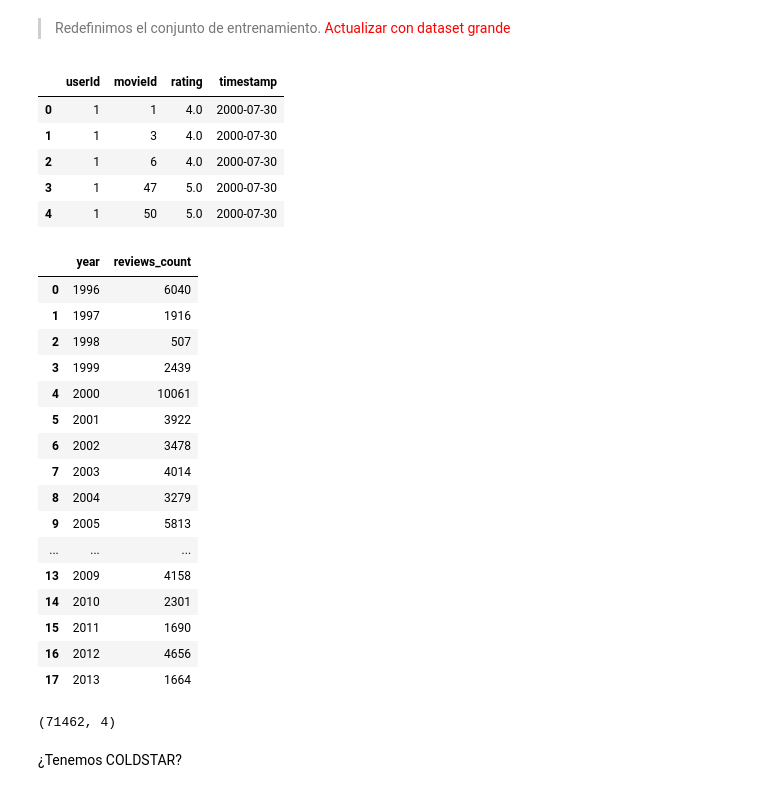
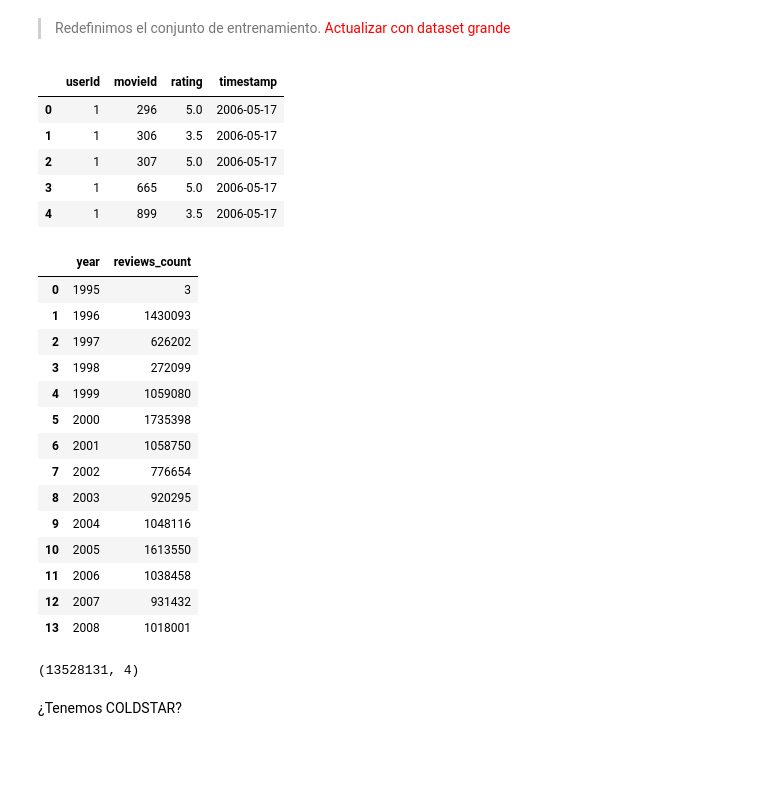
Before and after one commit to haploide/recommendation_system, a Jupyter notebook: notebooks/Entregable_3_Araoz_Bajo_Barrera.ipynb, the cells around one changed output. Drawn from its saved outputs; the diff is of its cells as text; code cells hidden in the pictures; blank space fills up the shorter version.

```diff
--- a/notebooks/Entregable_3_Araoz_Bajo_Barrera.ipynb
+++ b/notebooks/Entregable_3_Araoz_Bajo_Barrera.ipynb
@@ -185,7 +193,7 @@ plot_df.head(25)
 # %% [markdown]
 > Tomamos una proporción 80/20 para dividir el dataset en train - test
 # %%
-train = ratings[(ratings.timestamp < datetime(year=2016, month=1, day=1))]
+train = ratings[(ratings.timestamp < datetime(year=2015, month=1, day=1))]
 train.head()
 # %% [output]
 |  | userId | movieId | rating | timestamp |
@@ -293,15 +305,15 @@ plot_df.head(25)
 # %% [markdown]
 > Redefinimos el conjunto de entrenamiento. <span style="color:red">Actualizar con dataset grande</span>
 # %%
-train = train[(train.timestamp < datetime(year=2014, month=1, day=1))]
+train = train[(train.timestamp < datetime(year=2009, month=1, day=1))]
 train.head()
 # %% [output]
 |  | userId | movieId | rating | timestamp |
-| 0 | 1 | 1 | 4.0 | 2000-07-30 |
-| 1 | 1 | 3 | 4.0 | 2000-07-30 |
-| 2 | 1 | 6 | 4.0 | 2000-07-30 |
-| 3 | 1 | 47 | 5.0 | 2000-07-30 |
-| 4 | 1 | 50 | 5.0 | 2000-07-30 |
+| 0 | 1 | 296 | 5.0 | 2006-05-17 |
+| 1 | 1 | 306 | 3.5 | 2006-05-17 |
+| 2 | 1 | 307 | 5.0 | 2006-05-17 |
+| 3 | 1 | 665 | 5.0 | 2006-05-17 |
+| 4 | 1 | 899 | 3.5 | 2006-05-17 |
 # %%
 plot_df = train.copy()
 plot_df["year"] = train.timestamp.dt.year
@@ -310,26 +322,24 @@ plot_df.columns = ["year", "reviews_count"]
 plot_df.head(25)
 # %% [output]
 |  | year | reviews_count |
-| 0 | 1996 | 6040 |
-| 1 | 1997 | 1916 |
-| 2 | 1998 | 507 |
-| 3 | 1999 | 2439 |
-| 4 | 2000 | 10061 |
-| 5 | 2001 | 3922 |
-| 6 | 2002 | 3478 |
-| 7 | 2003 | 4014 |
-| 8 | 2004 | 3279 |
-| 9 | 2005 | 5813 |
-| ... | ... | ... |
-| 13 | 2009 | 4158 |
-| 14 | 2010 | 2301 |
-| 15 | 2011 | 1690 |
-| 16 | 2012 | 4656 |
-| 17 | 2013 | 1664 |
+| 0 | 1995 | 3 |
+| 1 | 1996 | 1430093 |
+| 2 | 1997 | 626202 |
+| 3 | 1998 | 272099 |
+| 4 | 1999 | 1059080 |
+| 5 | 2000 | 1735398 |
+| 6 | 2001 | 1058750 |
+| 7 | 2002 | 776654 |
+| 8 | 2003 | 920295 |
+| 9 | 2004 | 1048116 |
+| 10 | 2005 | 1613550 |
+| 11 | 2006 | 1038458 |
+| 12 | 2007 | 931432 |
+| 13 | 2008 | 1018001 |
 # %%
 train.shape
 # %% [output]
-(71462, 4)
+(13528131, 4)
 # %% [markdown]
 ¿Tenemos COLDSTAR?
 # %%
```
Also changed, not shown: parts of 37 cells of this notebook.
